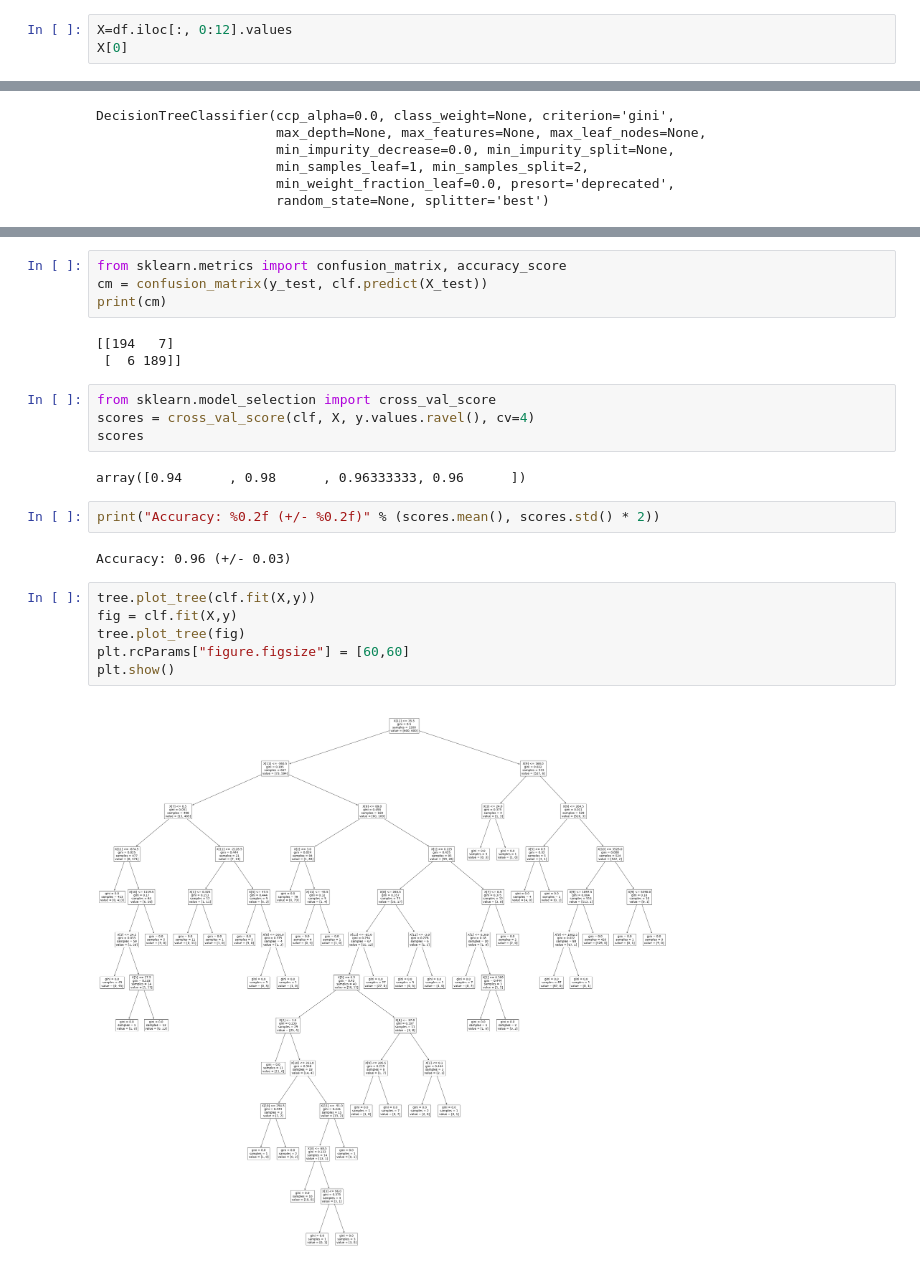
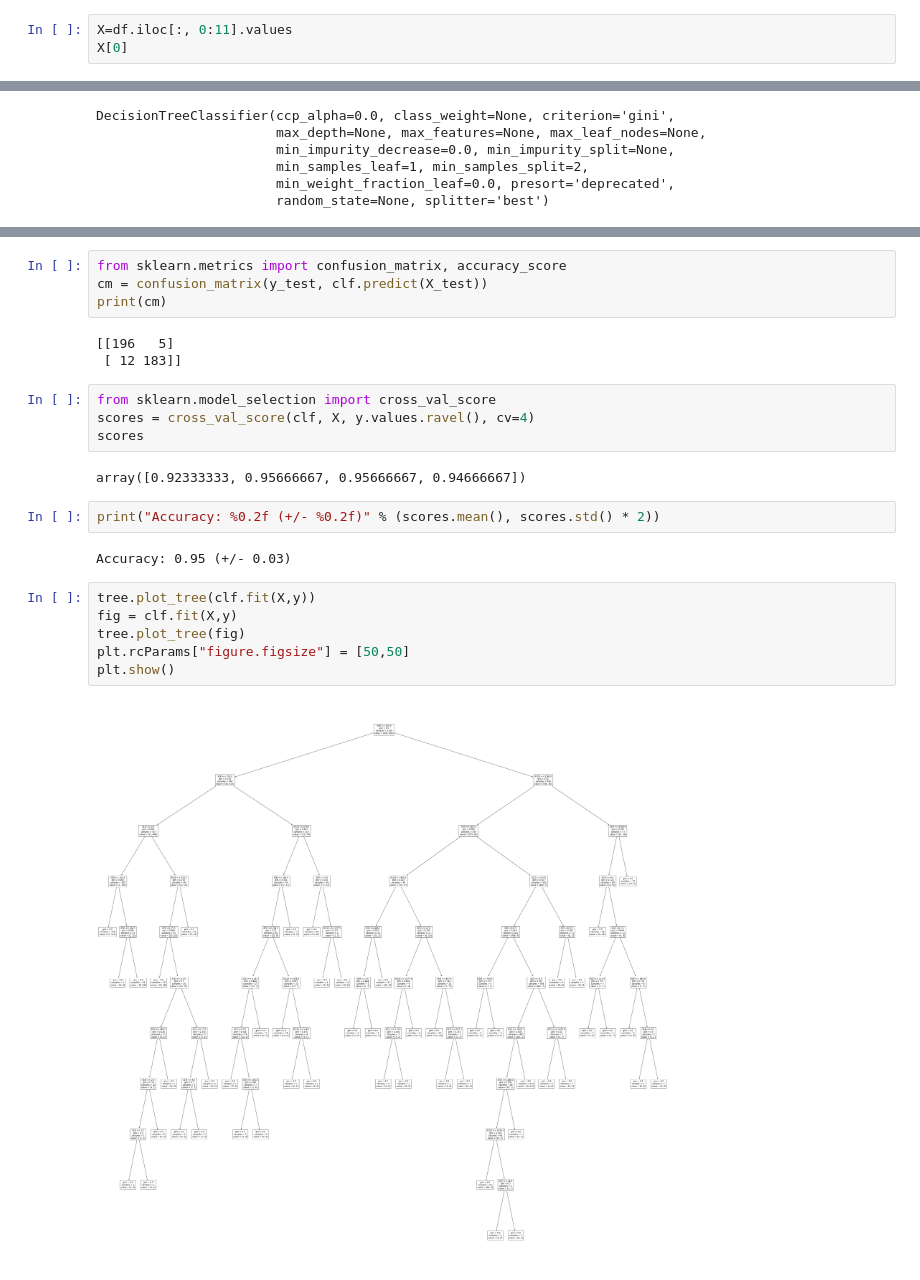
Before and after one commit to BeleRicks11/Instagram_Fake_Account_Detection, a Jupyter notebook: ML Classifier/Decision Tree Classifier.ipynb, the cells around one changed output, grey strips where cells are left out. Cells and saved outputs as stored; diff of their text form.

```diff
--- a/ML Classifier/Decision Tree Classifier.ipynb
+++ b/ML Classifier/Decision Tree Classifier.ipynb
@@ -25,4 +25,4 @@ df
 # %%
-X=df.iloc[:, 0:12].values
+X=df.iloc[:, 0:11].values
 X[0]
 # %% [output]
@@ -86,23 +85,23 @@ from sklearn.metrics import confusion_matrix, accuracy_score
 cm = confusion_matrix(y_test, clf.predict(X_test))
 print(cm)
 # %% [output]
-[[194   7]
- [  6 189]]
+[[196   5]
+ [ 12 183]]
 # %%
 from sklearn.model_selection import cross_val_score
 scores = cross_val_score(clf, X, y.values.ravel(), cv=4)
 scores
 # %% [output]
-array([0.94      , 0.98      , 0.96333333, 0.96      ])
+array([0.92333333, 0.95666667, 0.95666667, 0.94666667])
 # %%
 print("Accuracy: %0.2f (+/- %0.2f)" % (scores.mean(), scores.std() * 2))
 # %% [output]
-Accuracy: 0.96 (+/- 0.03)
+Accuracy: 0.95 (+/- 0.03)
 # %%
 tree.plot_tree(clf.fit(X,y))
 fig = clf.fit(X,y)
 tree.plot_tree(fig)
-plt.rcParams["figure.figsize"] = [60,60]
+plt.rcParams["figure.figsize"] = [50,50]
 plt.show()
 # %% [output]
-[figure, old version]
+[figure, new version]
```
Also changed, not shown: parts of 4 cells of this notebook, 18 other files.
